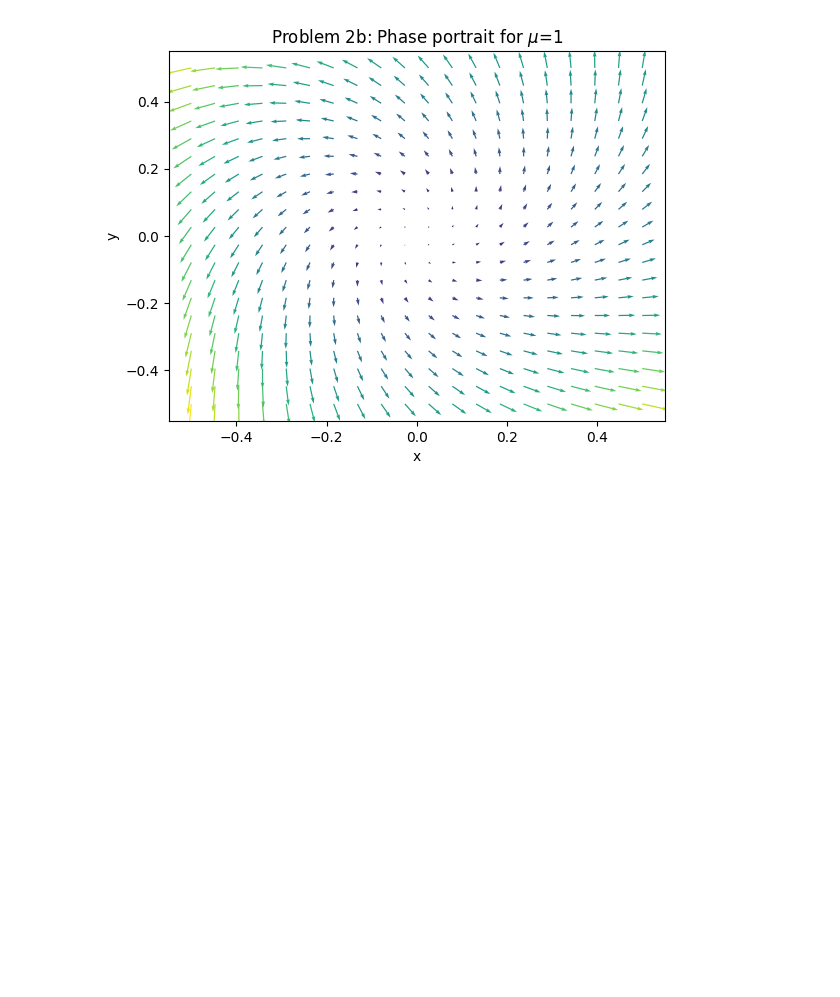
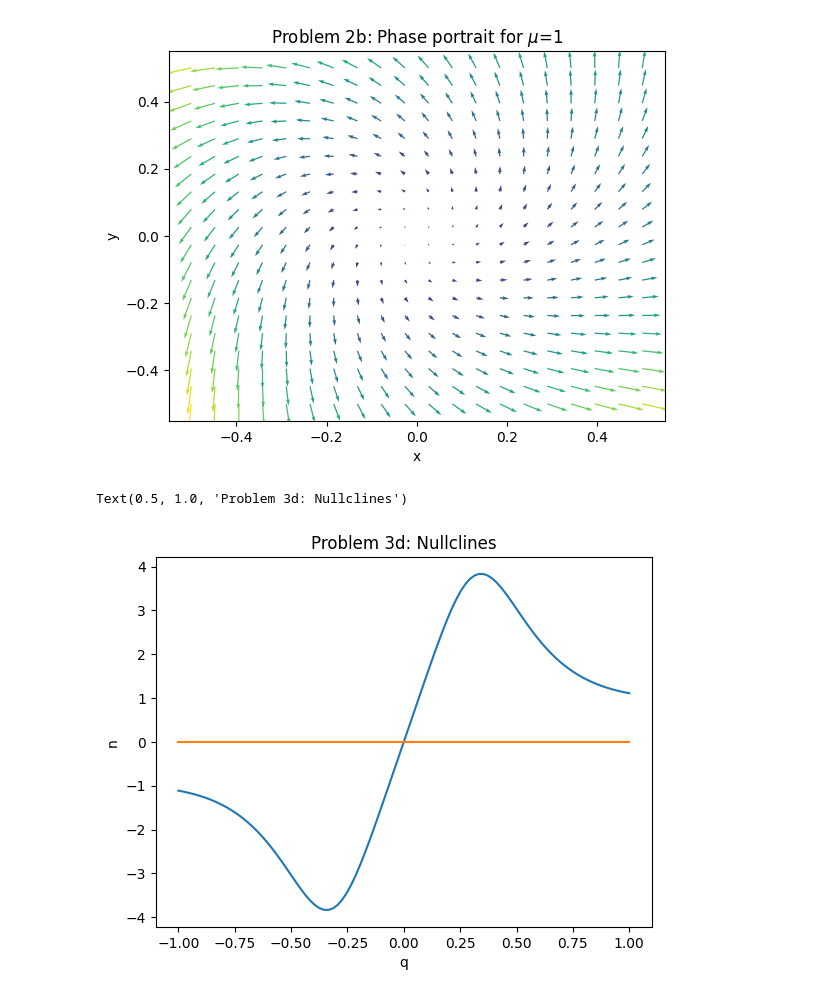
Before and after one commit to corinnawegner/Physics_of_complex_systems, a Jupyter notebook: Assignment 4/Assignment 5.ipynb, the cells around one changed output. Saved outputs shown, nothing was run; the diff lists cells and outputs as text; code cells hidden in the pictures; blank space fills up the shorter version.

```diff
--- a/Assignment 4/Assignment 5.ipynb
+++ b/Assignment 4/Assignment 5.ipynb
@@ -36,3 +37,34 @@ plot_phase_portrait(-1)
 plot_phase_portrait(1)
 # %% [output]
 [figure]
+# %%
+alpha = 1
+gamma = 5
+epsilon = 10**(-4)
+alpha_q = 0.02
+alpha_qp =0.5
+gamma_q = 0.3
+q_c = 1
+m = 4
+
+def synthetic_control(t, y):
+    n = y[0]
+    q = y[1]
+    f = (q**m)/(q_c**m + q**m)
+    dn = alpha*n - f*gamma*n
+    dq = ((alpha_q+alpha_qp*f)*n - gamma_q*q)
+    return [dn, epsilon*dq]
+
+def nullcline_1(q):
+    f = (q**m)/(q_c**m + q**m)
+    return gamma_q*q/(alpha_q+alpha_qp*f)
+
+list_q = np.linspace(-1,1,100)
+plt.plot(list_q, nullcline_1(list_q))
+plt.plot(list_q, np.zeros(list_q.shape[0]))
+plt.ylabel("n")
+plt.xlabel("q")
+plt.title("Problem 3d: Nullclines")
+# %% [output]
+Text(0.5, 1.0, 'Problem 3d: Nullclines')
+[figure, added]
```
Also changed, not shown: parts of 2 cells of this notebook, 1 other file.
